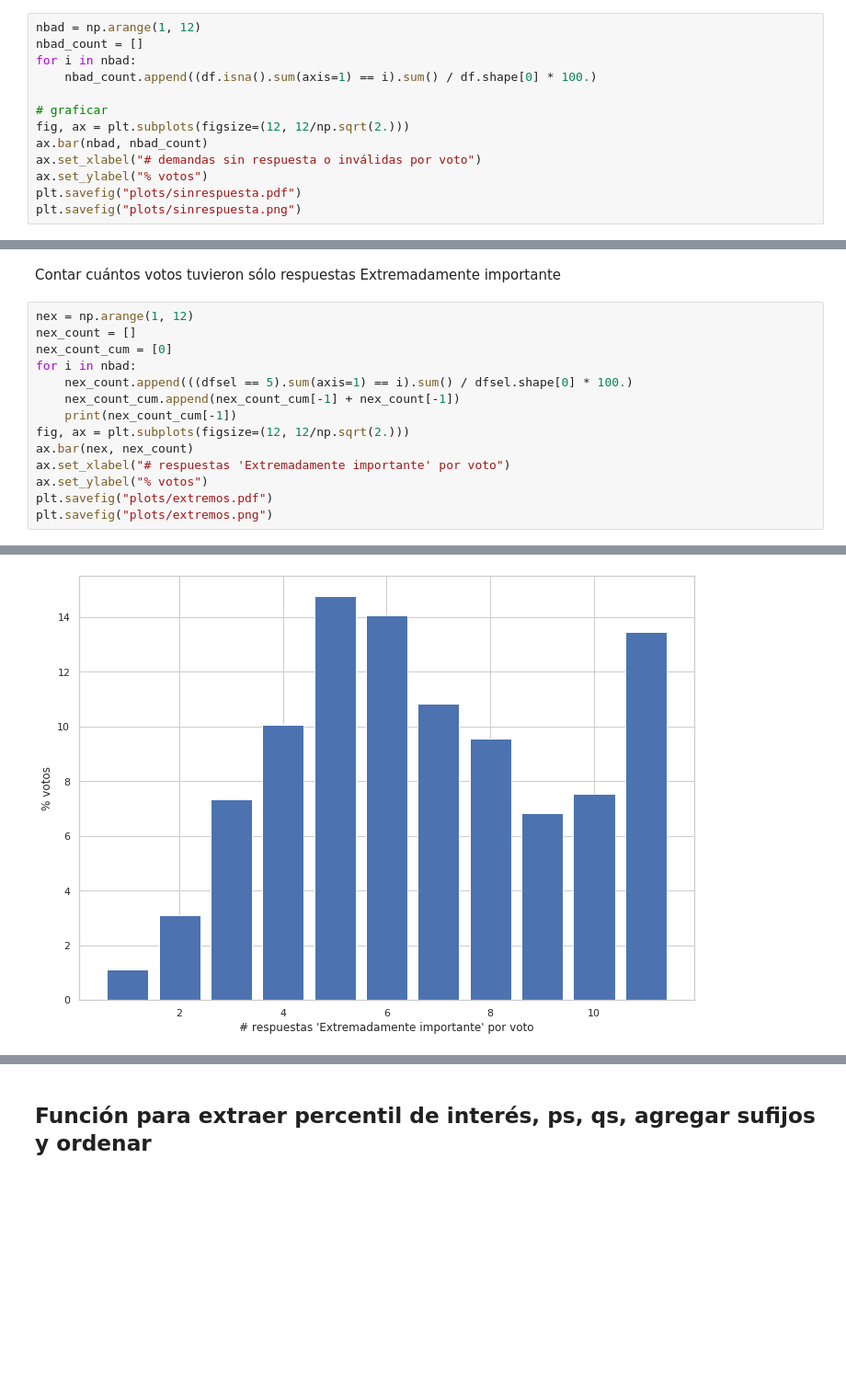
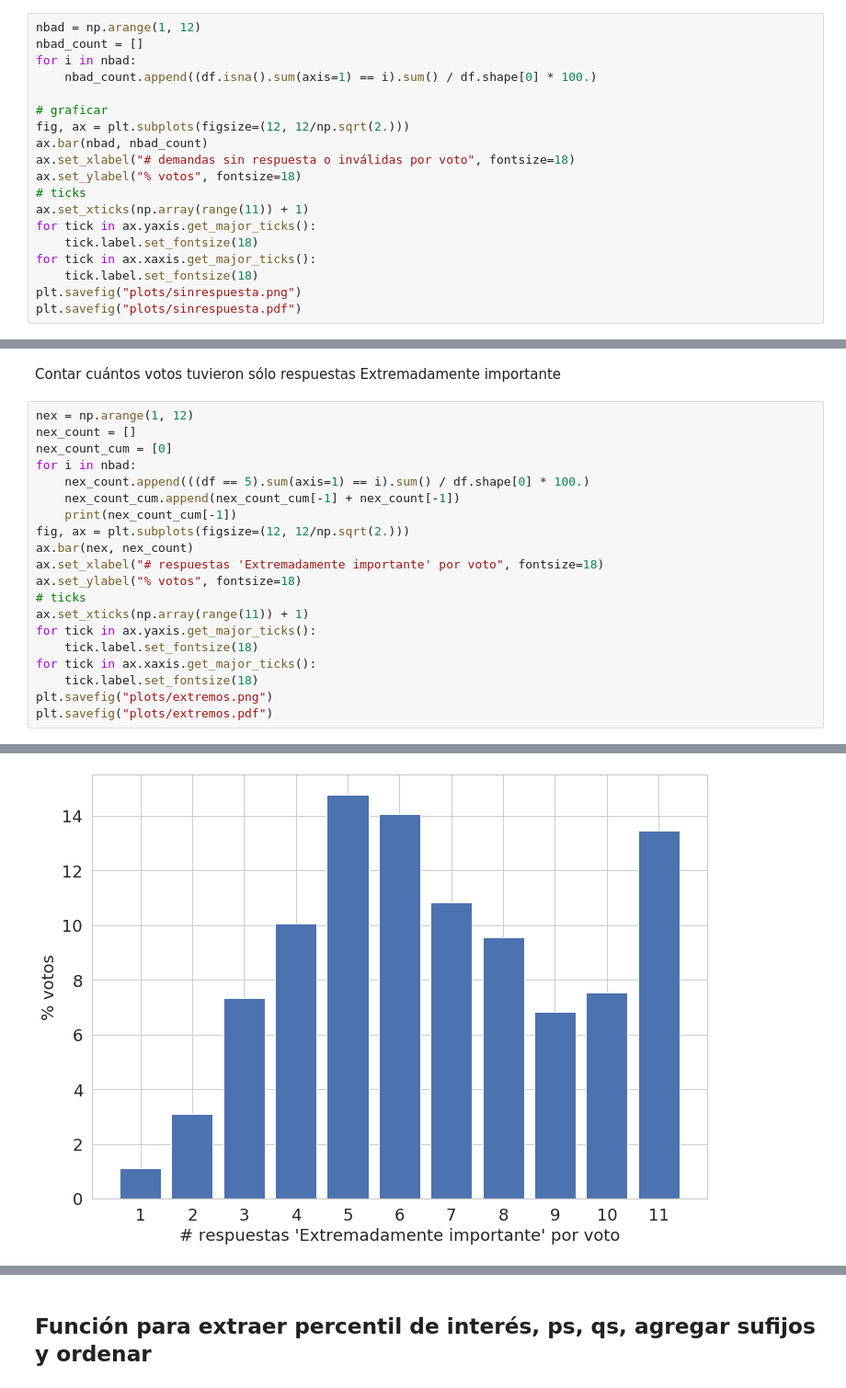
Before and after one commit to fforster/ConsultaRenca2020, a Jupyter notebook: VotacionRenca2020.ipynb, the cells around one changed output, grey strips where cells are left out. Shown at 92% size. Drawn from its saved outputs; the diff is of its cells as text; blank space fills up the shorter version.

```diff
--- a/Renca_umbral.ipynb
+++ b/VotacionRenca2020.ipynb
@@ -60,8 +60,14 @@ for i in nbad:
 # graficar
 fig, ax = plt.subplots(figsize=(12, 12/np.sqrt(2.)))
 ax.bar(nbad, nbad_count)
-ax.set_xlabel("# demandas sin respuesta o inválidas por voto")
-ax.set_ylabel("% votos")
+ax.set_xlabel("# demandas sin respuesta o inválidas por voto", fontsize=18)
+ax.set_ylabel("% votos", fontsize=18)
+# ticks
+ax.set_xticks(np.array(range(11)) + 1)
+for tick in ax.yaxis.get_major_ticks():
+    tick.label.set_fontsize(18)
+for tick in ax.xaxis.get_major_ticks():
+    tick.label.set_fontsize(18)
+plt.savefig("plots/sinrespuesta.png")
 plt.savefig("plots/sinrespuesta.pdf")
-plt.savefig("plots/sinrespuesta.png")
 # %% [output]
@@ -240,27 +226,33 @@ Contar cuántos votos tuvieron sólo respuestas Extremadamente importante
 # %%
 nex = np.arange(1, 12)
 nex_count = []
 nex_count_cum = [0]
 for i in nbad:
-    nex_count.append(((dfsel == 5).sum(axis=1) == i).sum() / dfsel.shape[0] * 100.)
+    nex_count.append(((df == 5).sum(axis=1) == i).sum() / df.shape[0] * 100.)
     nex_count_cum.append(nex_count_cum[-1] + nex_count[-1])
     print(nex_count_cum[-1])
 fig, ax = plt.subplots(figsize=(12, 12/np.sqrt(2.)))
 ax.bar(nex, nex_count)
-ax.set_xlabel("# respuestas 'Extremadamente importante' por voto")
-ax.set_ylabel("% votos")
+ax.set_xlabel("# respuestas 'Extremadamente importante' por voto", fontsize=18)
+ax.set_ylabel("% votos", fontsize=18)
+# ticks
+ax.set_xticks(np.array(range(11)) + 1)
+for tick in ax.yaxis.get_major_ticks():
+    tick.label.set_fontsize(18)
+for tick in ax.xaxis.get_major_ticks():
+    tick.label.set_fontsize(18)
+plt.savefig("plots/extremos.png")
 plt.savefig("plots/extremos.pdf")
-plt.savefig("plots/extremos.png")
 # %% [output]
 1.105527638190955
 4.2211055276381915
 11.557788944723619
 21.608040201005025
 36.381909547738694
 50.45226130653266
 61.30653266331658
 70.85427135678391
 77.68844221105527
 85.22613065326632
 98.69346733668341
-[figure, old version]
+[figure, new version]
```
Also changed, not shown: parts of 37 cells of this notebook.
